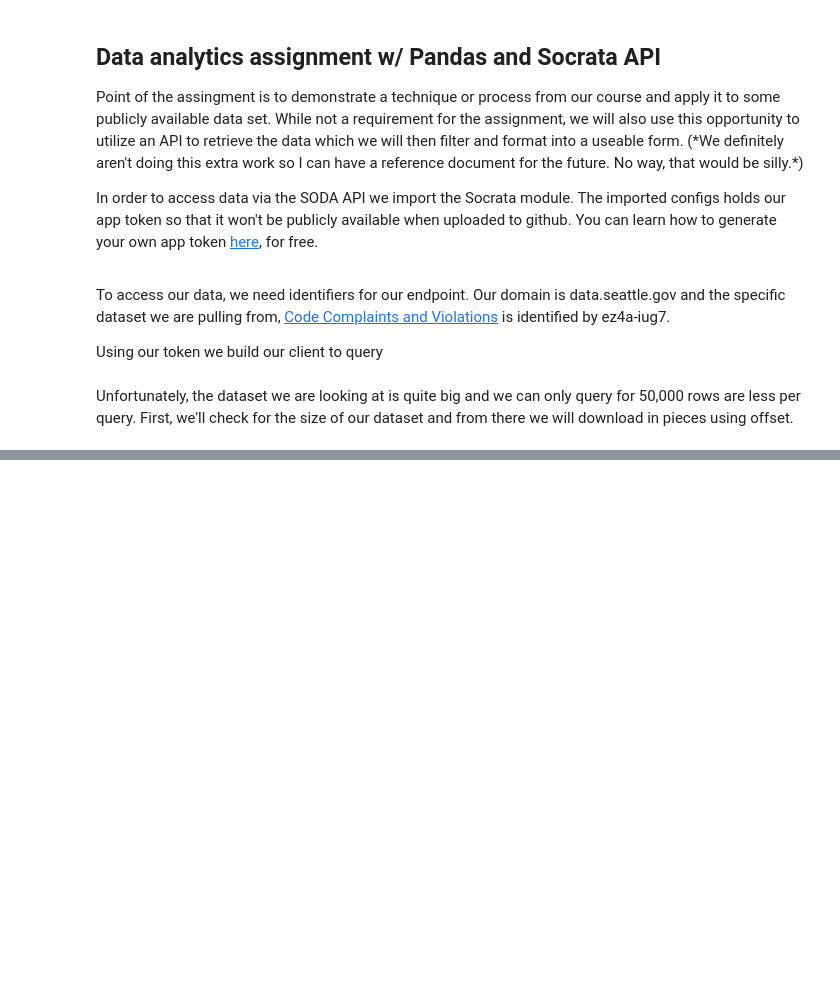
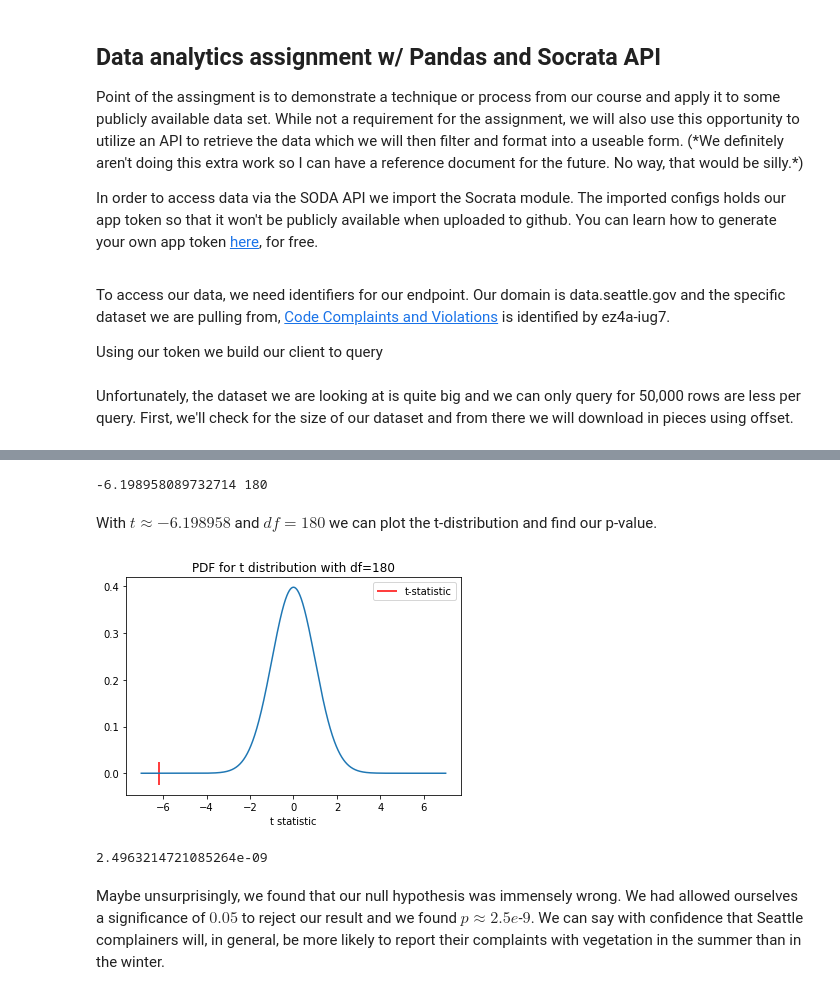
Before and after one commit to lashkscc/SeattleOpenDataProj, a Jupyter notebook: projectnb.ipynb, the cells around one changed output, grey strips where cells are left out. Saved outputs shown, nothing was run; the diff lists cells and outputs as text; code cells hidden in the pictures; blank space fills up the shorter version.

```diff
--- a/projectnb.ipynb
+++ b/projectnb.ipynb
@@ -132,0 +169,17 @@ weeds.shape
+# %%
+yearAvg = vegCounts["counts"].mean()
+
+winterC = vegCounts[
+    ((vegCounts['dates'] >= "2020-01-01") & (vegCounts['dates'] < "2020-03-19"))
+    |
+    ((vegCounts['dates'] >= "2020-12-21") & (vegCounts['dates'] < "2020-12-31"))]
+
+summerC = vegCounts[
+    (vegCounts['dates'] >= "2020-06-20") & (vegCounts['dates'] < "2020-09-22")]
+wN = len(winterC)
+sN = len(summerC)
+wAvg = winterC["counts"].mean()
+wSTD = winterC["counts"].std()
+sAvg = summerC["counts"].mean()
+sSTD = summerC["counts"].std()
+print(yearAvg, wAvg, wSTD, sAvg, sSTD)
@@ -132,0 +211,31 @@ weeds.shape
+# %%
+tstat = (wAvg - sAvg)/((wSTD**2 / wN) + (sSTD**2 / sN))**(0.5)
+df = wN + sN - 2
+# %% [output]
+-6.198958089732714 180
+# %% [markdown]
+With $t \approx -6.198958$ and $df = 180$ we can plot the t-distribution and find our p-value.
+# %%
+import matplotlib.pyplot as plt
+
+results = st.ttest_ind(winterC["counts"], summerC["counts"], equal_var=False, alternative='less')
+
+t_dist = st.t(180)
+t_x = np.linspace(-7,7,1000)
+pdf_vals = t_dist.pdf(t_x)
+plt.vlines(tstat, -0.025, 0.025, color = 'r', label='t-statistic')
+plt.fill_between(t_x, pdf_vals,0, where= t_x<=tstat, color='r')
+plt.plot(t_x, pdf_vals)
+#plt.plot(tstat, results.pvalue, marker="x", markersize=20)
+plt.xlabel('t statistic')
+plt.title('PDF for t distribution with df=180')
+plt.legend()
+plt.show()
+
+print(results.pvalue)
+# %% [output]
+[figure, added]
+2.4963214721085264e-09
+# %% [markdown]
+
+Maybe unsurprisingly, we found that our null hypothesis was immensely wrong. We had allowed ourselves a significance of $0.05$ to reject our result and we found $p\approx2.5e$-$9$. We can say with confidence that Seattle complainers will, in general, be more likely to report their complaints with vegetation in the summer than in the winter.
```
Also changed, not shown: parts of 23 cells of this notebook.
